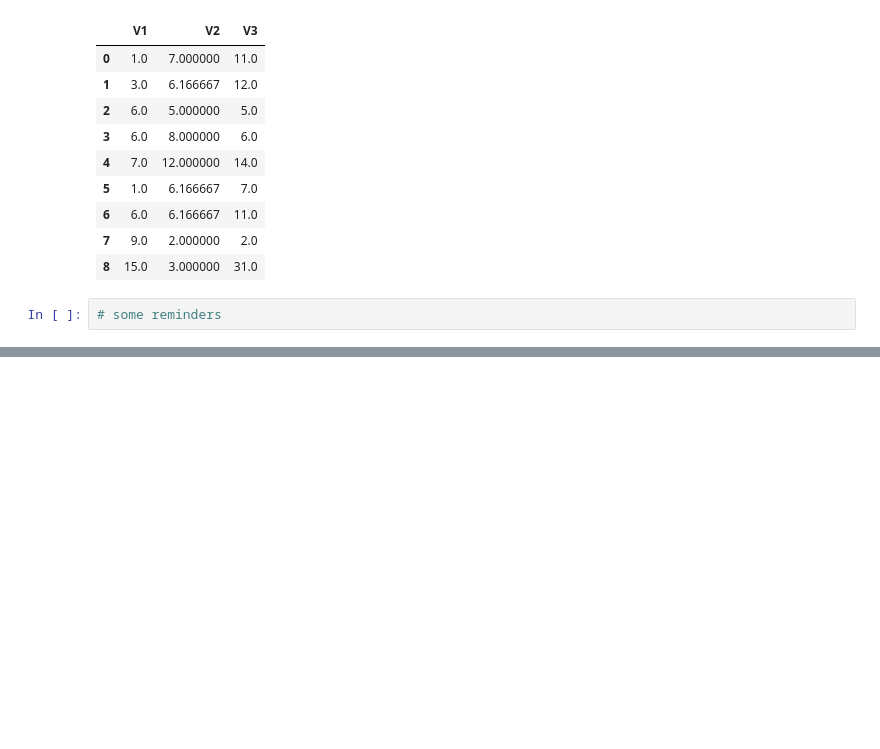
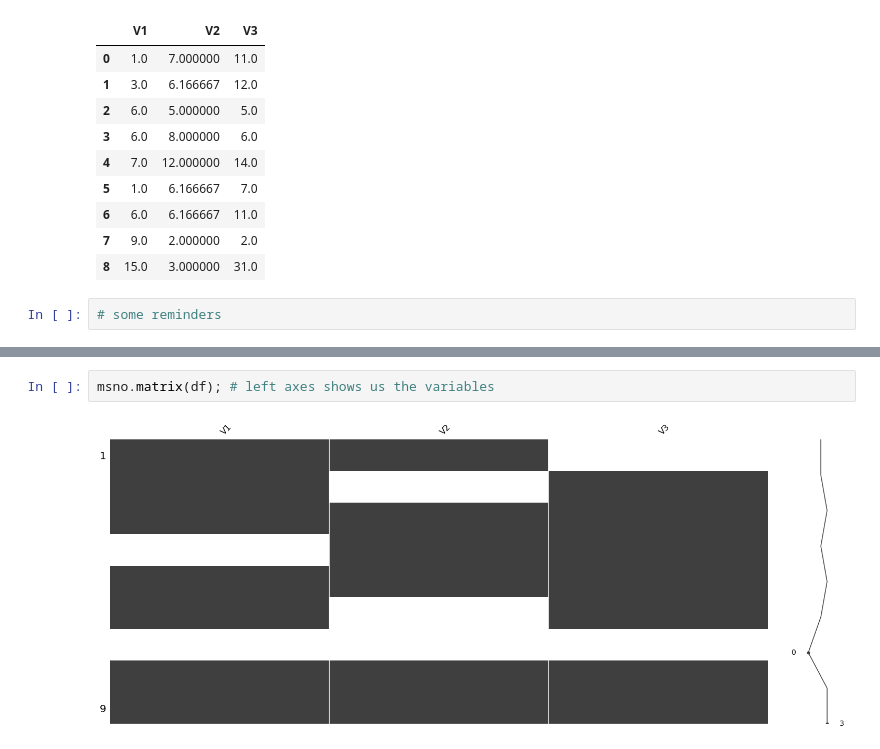
Before and after one commit to korci/pythonstudies, a Jupyter notebook: python studies/veri_on_isleme(1)/veri_on_isleme/mynotes.ipynb, the cells around one changed output, grey strips where cells are left out. Drawn from its saved outputs; the diff is of its cells as text; blank space fills up the shorter version.

```diff
--- a/python studies/veri_on_isleme(1)/veri_on_isleme/mynotes.ipynb
+++ b/python studies/veri_on_isleme(1)/veri_on_isleme/mynotes.ipynb
@@ -626,0 +668,4 @@ df[df.notnull().all(axis=1)]
+# %%
+msno.matrix(df); # left axes shows us the variables
+# %% [output]
+[figure, added]
```
Also changed, not shown: parts of 130 cells of this notebook.
